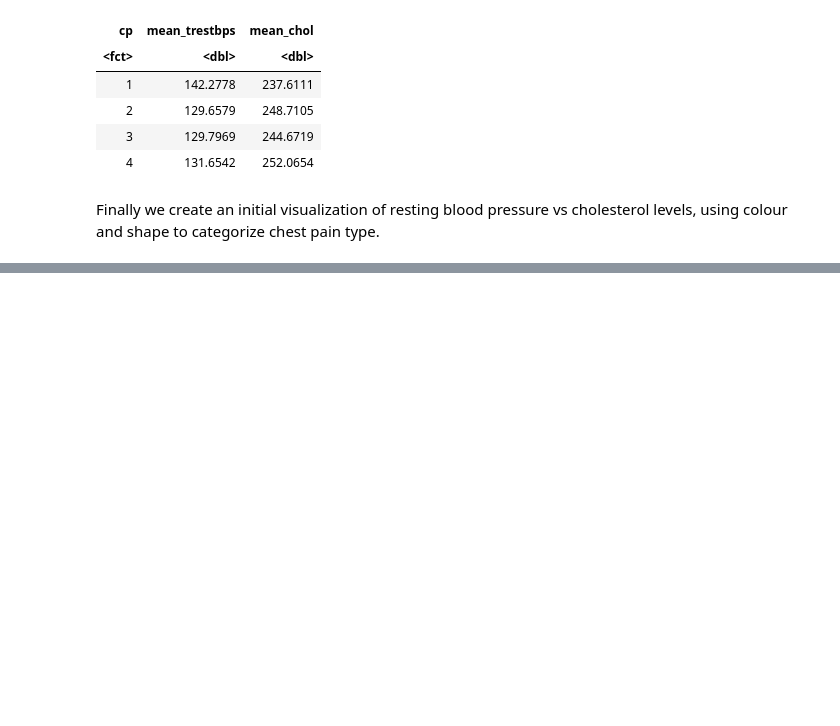
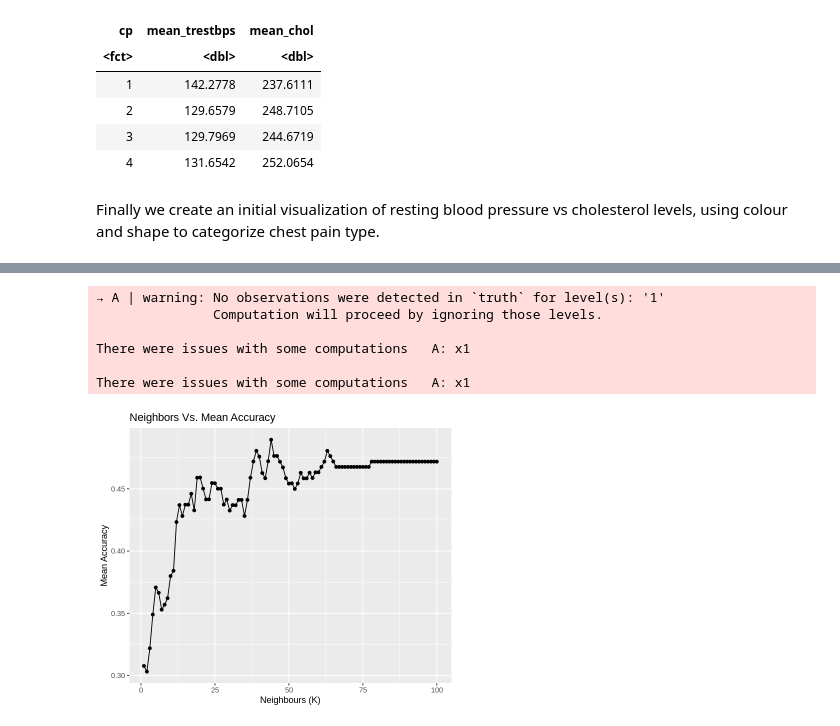
Before and after one commit to Ellaj1/Group-31, a Jupyter notebook: Group31_Ella.ipynb, the cells around one changed output, grey strips where cells are left out. Drawn from its saved outputs; the diff is of its cells as text; code cells hidden in the pictures; blank space fills up the shorter version.

Commit message:
knn plot done

```diff
--- a/Group31_Ella.ipynb
+++ b/Group31_Ella.ipynb
@@ -221,34 +221,35 @@ Visualization
 # %%
-heart_disease_recipe <- recipe(cp ~ trestbps + cp , data = heart_disease_train) |>
-    step_scale(all_predictors()) |>
-    step_center(all_predictors())
-
-
-heart_disease_recipe
-
 options(repr.plot.height = 5, repr.plot.width = 6)
 
 vfold <- vfold_cv(heart_disease_train, v=5, strata = cp)
 
 knn_tune <- nearest_neighbor(weight_func = "rectangular", neighbors = tune())|>
 set_engine("kknn")|>
 set_mode("classification")
 
-recipe_knn <- recipe(cp~., data=heart_disease_)
+recipe_knn <- recipe(cp~., data=heart_disease_train)
 
-values <- tibble(neighbors=seq(from=2, to=6, by=1))
+values <- tibble(neighbors=seq(from=1, to=100, by=1))
 
 knn_fit <- workflow()|>
 add_recipe(recipe_knn)|>
 add_model(knn_tune)|>
 tune_grid(resamples=vfold, grid = values)|>
 collect_metrics()|>
 filter(.metric == "accuracy")
 
 cross_val_plot <- knn_fit|>
 ggplot(aes(x=neighbors, y=mean))+
 geom_point()+
 geom_line()+
 labs(x="Neighbours (K)", y="Mean Accuracy", title = "Neighbors Vs. Mean Accuracy")
 
 cross_val_plot
+# %% [output]
+→ A | warning: No observations were detected in `truth` for level(s): '1'
+               Computation will proceed by ignoring those levels.
+
+There were issues with some computations   A: x1
+
+There were issues with some computations   A: x1
+[figure, added]
```
Also changed, not shown: parts of 3 cells of this notebook.
